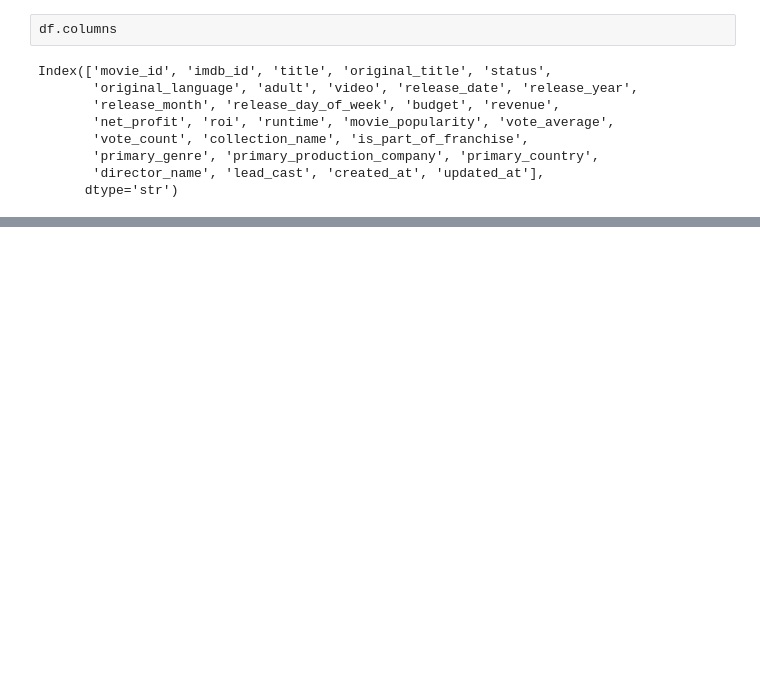
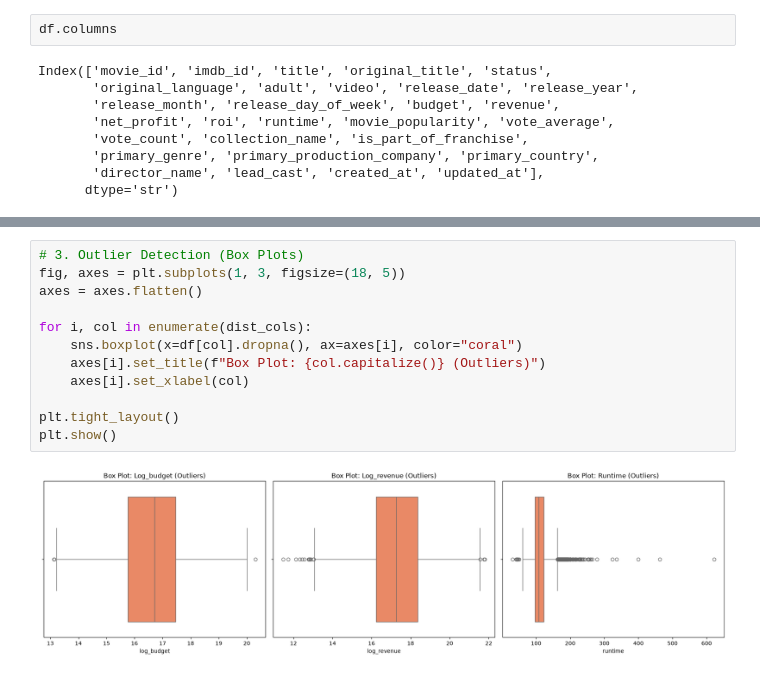
Before and after one commit to ihpwapp/TMDB-movie-analysis, a Jupyter notebook: notebooks/EDA.ipynb, the cells around one changed output, grey strips where cells are left out. Saved outputs shown, nothing was run; the diff lists cells and outputs as text; blank space fills up the shorter version.

```diff
--- a/notebooks/EDA.ipynb
+++ b/notebooks/EDA.ipynb
@@ -353,0 +189,14 @@ print(lowest_films_list)
+# %%
+# 3. Outlier Detection (Box Plots)
+fig, axes = plt.subplots(1, 3, figsize=(18, 5))
+axes = axes.flatten()
+
+for i, col in enumerate(dist_cols):
+    sns.boxplot(x=df[col].dropna(), ax=axes[i], color="coral")
+    axes[i].set_title(f"Box Plot: {col.capitalize()} (Outliers)")
+    axes[i].set_xlabel(col)
+
+plt.tight_layout()
+plt.show()
+# %% [output]
+[figure, added]
```
Also changed, not shown: parts of 18 cells of this notebook, 4 other files.
